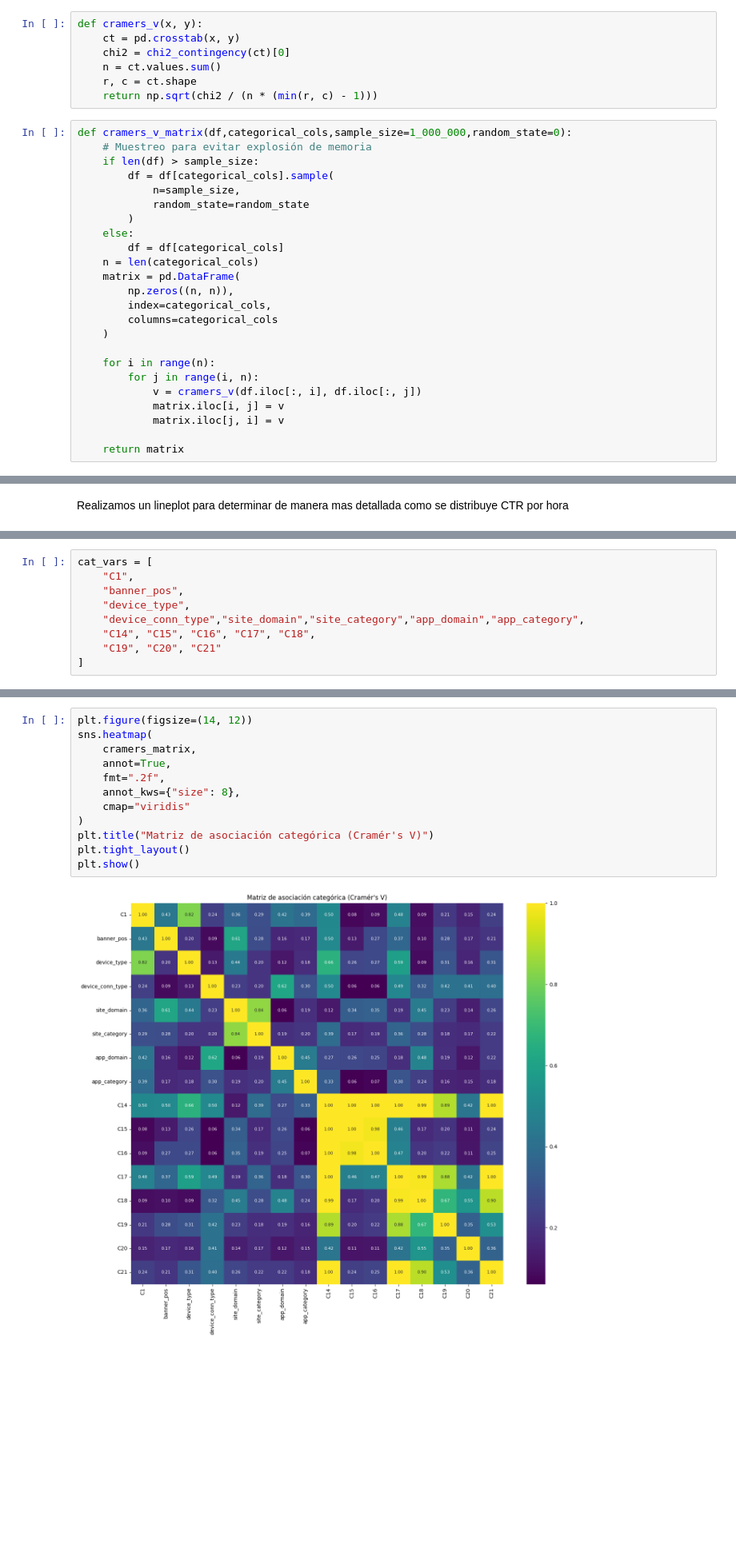
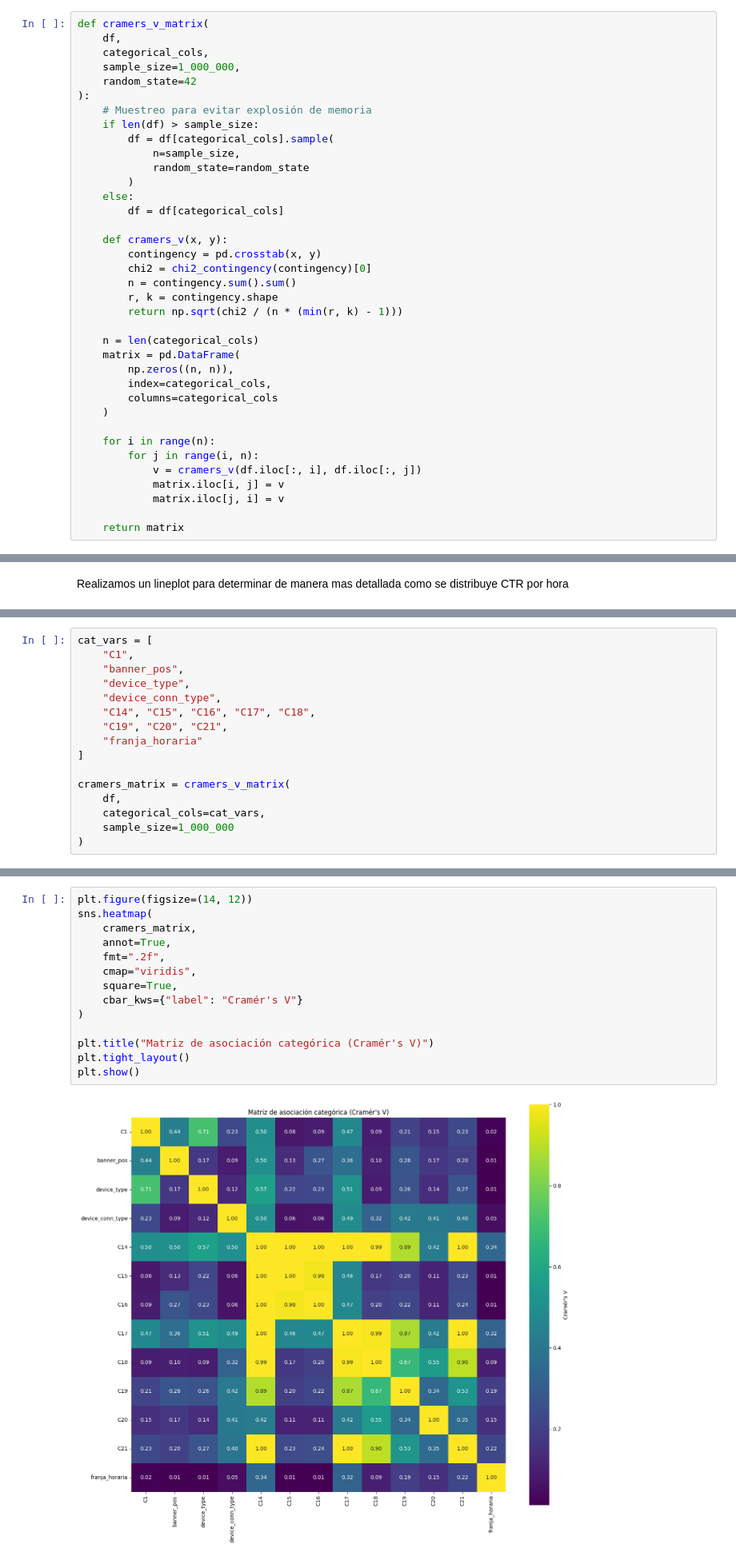
Before and after one commit to matgom03/Miniproyecto_MLSP, a Jupyter notebook: _sources/Analisis_Exploratorio.ipynb, the cells around one changed output, grey strips where cells are left out. Shown at 80% size. Drawn from its saved outputs; the diff is of its cells as text; blank space fills up the shorter version.

```diff
--- a/_sources/Analisis_Exploratorio.ipynb
+++ b/_sources/Analisis_Exploratorio.ipynb
@@ -60,15 +60,13 @@ def analizar_lote_ctr(df, lista_columnas, max_categorias_grafico=20):
         plt.xticks(rotation=45)
         plt.ylabel('CTR (Media de clics)')
         plt.show()
-# %%
-def cramers_v(x, y):
-    ct = pd.crosstab(x, y)
-    chi2 = chi2_contingency(ct)[0]
-    n = ct.values.sum()
-    r, c = ct.shape
-    return np.sqrt(chi2 / (n * (min(r, c) - 1)))
 # %%
-def cramers_v_matrix(df,categorical_cols,sample_size=1_000_000,random_state=0):
+def cramers_v_matrix(
+    df,
+    categorical_cols,
+    sample_size=1_000_000,
+    random_state=42
+):
     # Muestreo para evitar explosión de memoria
     if len(df) > sample_size:
         df = df[categorical_cols].sample(
@@ -77,6 +75,14 @@ def cramers_v_matrix(df,categorical_cols,sample_size=1_000_000,random_state=0):
         )
     else:
         df = df[categorical_cols]
+
+    def cramers_v(x, y):
+        contingency = pd.crosstab(x, y)
+        chi2 = chi2_contingency(contingency)[0]
+        n = contingency.sum().sum()
+        r, k = contingency.shape
+        return np.sqrt(chi2 / (n * (min(r, k) - 1)))
+
     n = len(categorical_cols)
     matrix = pd.DataFrame(
         np.zeros((n, n)),
@@ -312,7 +316,14 @@ cat_vars = [
     "C1",
     "banner_pos",
     "device_type",
-    "device_conn_type","site_domain","site_category","app_domain","app_category",
+    "device_conn_type",
     "C14", "C15", "C16", "C17", "C18",
-    "C19", "C20", "C21"
+    "C19", "C20", "C21",
+    "franja_horaria"
 ]
+
+cramers_matrix = cramers_v_matrix(
+    df,
+    categorical_cols=cat_vars,
+    sample_size=1_000_000
+)
@@ -325,14 +330,16 @@ cramers_matrix = cramers_v_matrix(
 # %%
 plt.figure(figsize=(14, 12))
 sns.heatmap(
     cramers_matrix,
     annot=True,
     fmt=".2f",
-    annot_kws={"size": 8},
-    cmap="viridis"
+    cmap="viridis",
+    square=True,
+    cbar_kws={"label": "Cramér's V"}
 )
+
 plt.title("Matriz de asociación categórica (Cramér's V)")
 plt.tight_layout()
 plt.show()
 # %% [output]
-[figure, old version]
+[figure, new version]
```
Also changed, not shown: parts of 17 cells of this notebook, 24 other files.
